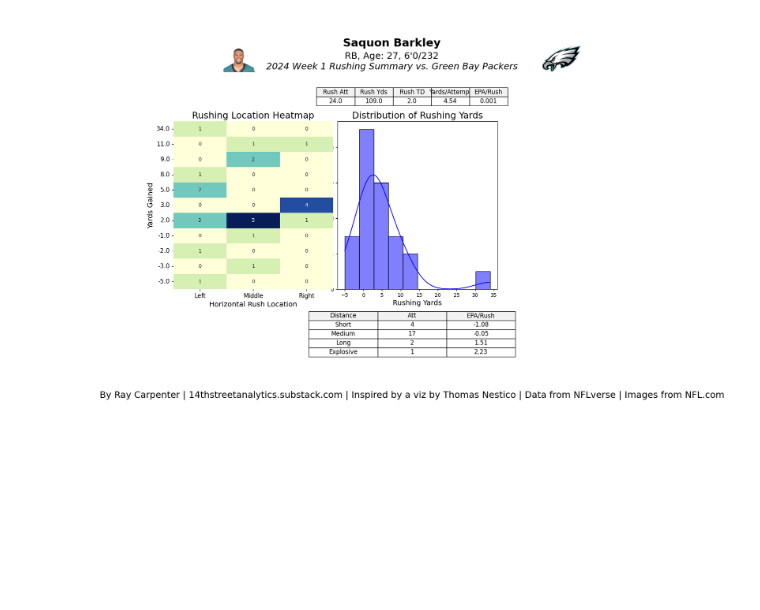
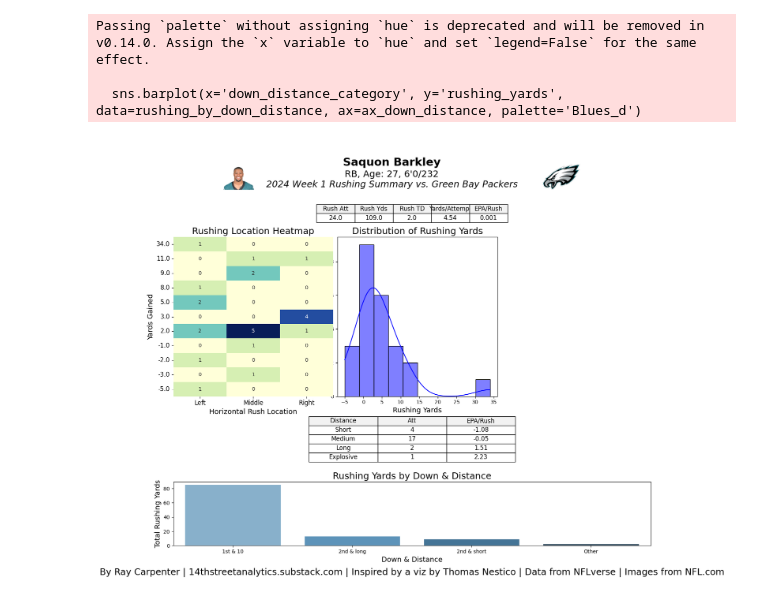
Before and after one commit to array-carpenter/14thstreetanalytics, a Jupyter notebook: throwing_summary/rushing_summary.ipynb, the cells around one changed output. Drawn from its saved outputs; the diff is of its cells as text; code cells hidden in the pictures; blank space fills up the shorter version.

Commit message:
More graphs

```diff
--- a/throwing_summary/rushing_summary.ipynb
+++ b/throwing_summary/rushing_summary.ipynb
@@ -15,7 +15,7 @@ data = pd.read_csv(url, compression='gzip', low_memory=False)
 
 # Set options for displaying dataframes
 pd.set_option('display.max_rows', 100)
-pd.set_option('display.max_columns', 400)
+pd.set_option('display.max_columns', None)
 
 # Function to get an image from ESPN based on player_id
 def get_espn_headshot(player_id: str):
@@ -104,9 +104,37 @@ game_data_rushing['y'] = game_data_rushing['rushing_yards']
 logo_path = '/Users/raymondcarpenter/Documents/GitHub/14thstreetanalytics/throwing_summary/philadelphia-eagles-logo.png'  # Manually find logo path
 logo = Image.open(logo_path)
 
-def rb_dashboard(game_data_rushing: pd.DataFrame, headshot: Image, logo: Image, summary_df: pd.DataFrame, rush_distance_summary: pd.DataFrame, save_path: str = None):
-    fig = plt.figure(figsize=(18, 14))
-    gs = gridspec.GridSpec(6, 20, height_ratios=[2, 4, 4, 25, 10, 5], width_ratios=[1, 3, 1, 4, 1, 3, 1, 3, 1, 3, 1, 4, 1, 3, 1, 3, 1, 3, 1, 1])
+# Define bins for down and distance categories using the correct 'ydstogo' column
+def categorize_down_distance(row):
+    if row['down'] == 1 and row['ydstogo'] == 10:
+        return '1st & 10'
+    elif row['down'] == 2 and row['ydstogo'] <= 3:
+        return '2nd & short'
+    elif row['down'] == 2 and row['ydstogo'] > 3:
+        return '2nd & long'
+    elif row['down'] == 3 and row['ydstogo'] <= 3:
+        return '3rd & short'
+    elif row['down'] == 3 and row['ydstogo'] > 3:
+        return '3rd & long'
+    else:
+        return 'Other'
+
+# Apply the function to create a new column
+game_data_rushing['down_distance_category'] = game_data_rushing.apply(categorize_down_distance, axis=1)
+
+# Group and summarize rushing yards by down and distance category
+rushing_by_down_distance = game_data_rushing.groupby('down_distance_category').agg({
+    'rush_attempt': 'sum',
+    'rushing_yards': 'sum',
+    'epa': 'sum'
+}).reset_index()
+
+# Calculate EPA/Rush for each down and distance category
+rushing_by_down_distance['EPA/Rush'] = (rushing_by_down_distance['epa'] / rushing_by_down_distance['rush_attempt']).round(2)
+
+def rb_dashboard(game_data_rushing: pd.DataFrame, headshot: Image, logo: Image, summary_df: pd.DataFrame, rush_distance_summary: pd.DataFrame, rushing_by_down_distance: pd.DataFrame, save_path: str = None):
+    fig = plt.figure(figsize=(18, 16))
+    gs = gridspec.GridSpec(7, 20, height_ratios=[2, 4, 4, 25, 10, 10, 5], width_ratios=[1, 3, 1, 4, 1, 3, 1, 3, 1, 3, 1, 4, 1, 3, 1, 3, 1, 3, 1, 1])
 
     ax_headshot = fig.add_subplot(gs[1, 2:4])
     ax_bio = fig.add_subplot(gs[1, 5:13])
@@ -115,6 +143,7 @@ def rb_dashboard(game_data_rushing: pd.DataFrame, headshot: Image, logo: Image,
     ax_yards_dist = fig.add_subplot(gs[3, 7:13])
     ax_rush_distance = fig.add_subplot(gs[4, 1:19])
     ax_heatmap = fig.add_subplot(gs[3, 1:7])
+    ax_down_distance = fig.add_subplot(gs[5, 1:19])
 
     ax_footer = fig.add_subplot(gs[-1, 1:19])
     ax_left = fig.add_subplot(gs[:, 0])
@@ -147,32 +176,42 @@ def rb_dashboard(game_data_rushing: pd.DataFrame, headshot: Image, logo: Image,
     ax_rush_distance.axis('off')
     rush_distance_table = ax_rush_distance.table(cellText=rush_distance_summary.values, colLabels=rush_distance_summary.columns, cellLoc='center', loc='center', colColours=['#f2f2f2'] * len(rush_distance_summary.columns), colWidths=[0.18] * len(rush_distance_summary.columns))
     rush_distance_table.auto_set_font_size(False)
     rush_distance_table.set_fontsize(12)
     rush_distance_table.scale(.8, 1.5)
 
     # Create a heatmap for rushing location
     heatmap_data = game_data_rushing.pivot_table(index='y', columns='x', aggfunc='size', fill_value=0)
     sns.heatmap(heatmap_data, cmap='YlGnBu', ax=ax_heatmap, annot=True, cbar=False)
     ax_heatmap.set_title('Rushing Location Heatmap', fontsize=18)
     ax_heatmap.set_xlabel('Horizontal Rush Location', fontsize=14)
     ax_heatmap.set_ylabel('Yards Gained', fontsize=14)
     ax_heatmap.set_xticklabels(['Left', 'Middle', 'Right'], fontsize=12)
     ax_heatmap.set_yticklabels(heatmap_data.index, fontsize=12)
 
     # Flip the Y-axis
     ax_heatmap.invert_yaxis()
     ax_heatmap.tick_params(axis='y', labelrotation=0)
+
+    # Add the new down and distance bar chart
+    sns.barplot(x='down_distance_category', y='rushing_yards', data=rushing_by_down_distance, ax=ax_down_distance, palette='Blues_d')
+    ax_down_distance.set_title('Rushing Yards by Down & Distance', fontsize=18)
+    ax_down_distance.set_xlabel('Down & Distance', fontsize=14)
+    ax_down_distance.set_ylabel('Total Rushing Yards', fontsize=14)
+
     ax_footer.text(0.5, 0.5, 'By Ray Carpenter | 14thstreetanalytics.substack.com | Inspired by a viz by Thomas Nestico | Data from NFLverse | Images from NFL.com', ha='center', va='center', fontsize=18)
 
     plt.tight_layout(pad=1.5)
 
     if save_path:
         plt.savefig(save_path, dpi=300, bbox_inches='tight')
 
     plt.show()
 
 save_path = '/Users/raymondcarpenter/Documents/GitHub/14thstreetanalytics/throwing_summary/rb_dashboard.png'
 
-rb_dashboard(game_data_rushing, headshot, logo, summary_df, rush_distance_summary, save_path=save_path)
+rb_dashboard(game_data_rushing, headshot, logo, summary_df, rush_distance_summary, rushing_by_down_distance, save_path=save_path)
 # %% [output]
+Passing `palette` without assigning `hue` is deprecated and will be removed in v0.14.0. Assign the `x` variable to `hue` and set `legend=False` for the same effect.
+
+  sns.barplot(x='down_distance_category', y='rushing_yards', data=rushing_by_down_distance, ax=ax_down_distance, palette='Blues_d')
-[figure, old version]
+[figure, new version]
```
Also changed, not shown: parts of 1 cell of this notebook, 1 other file.
